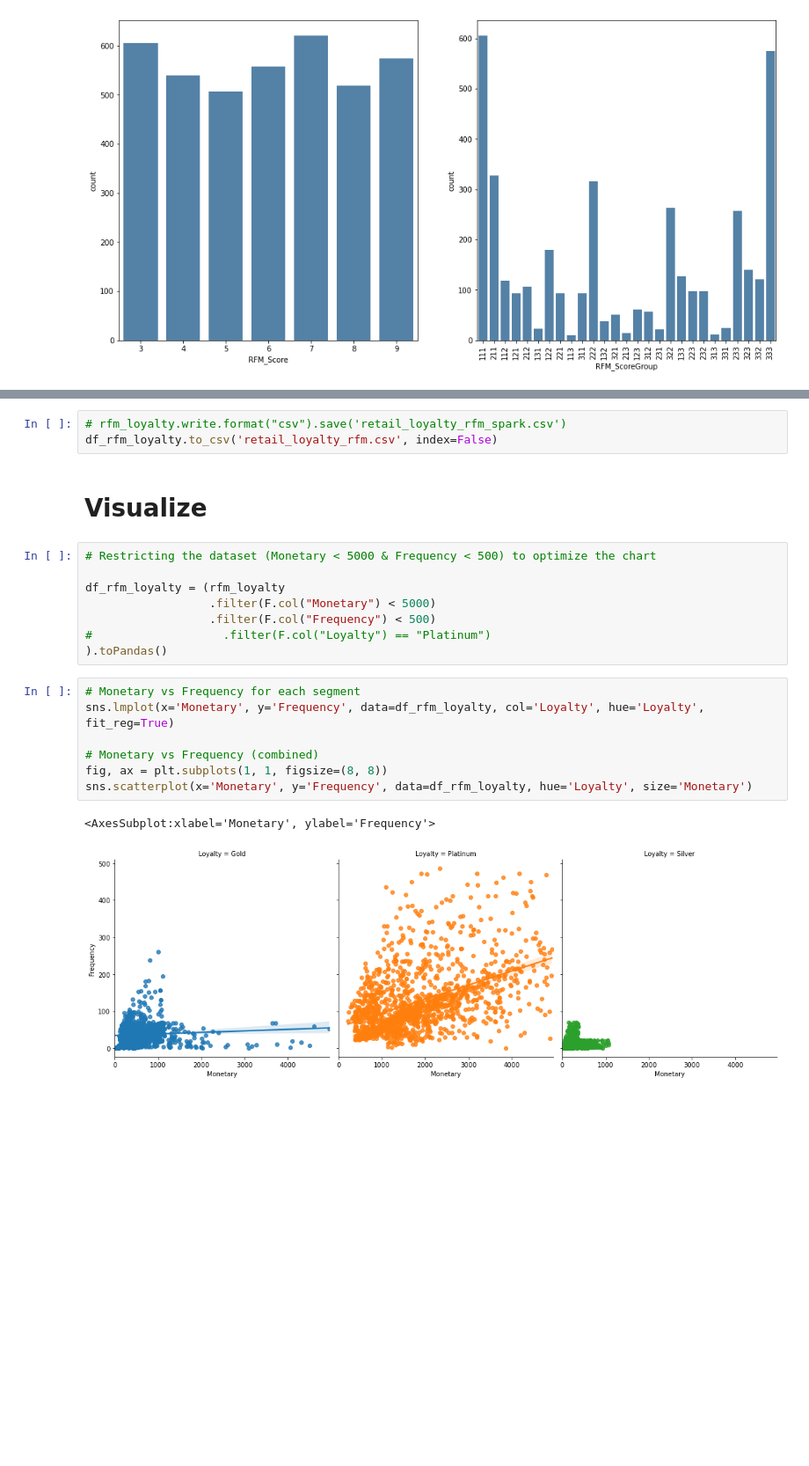
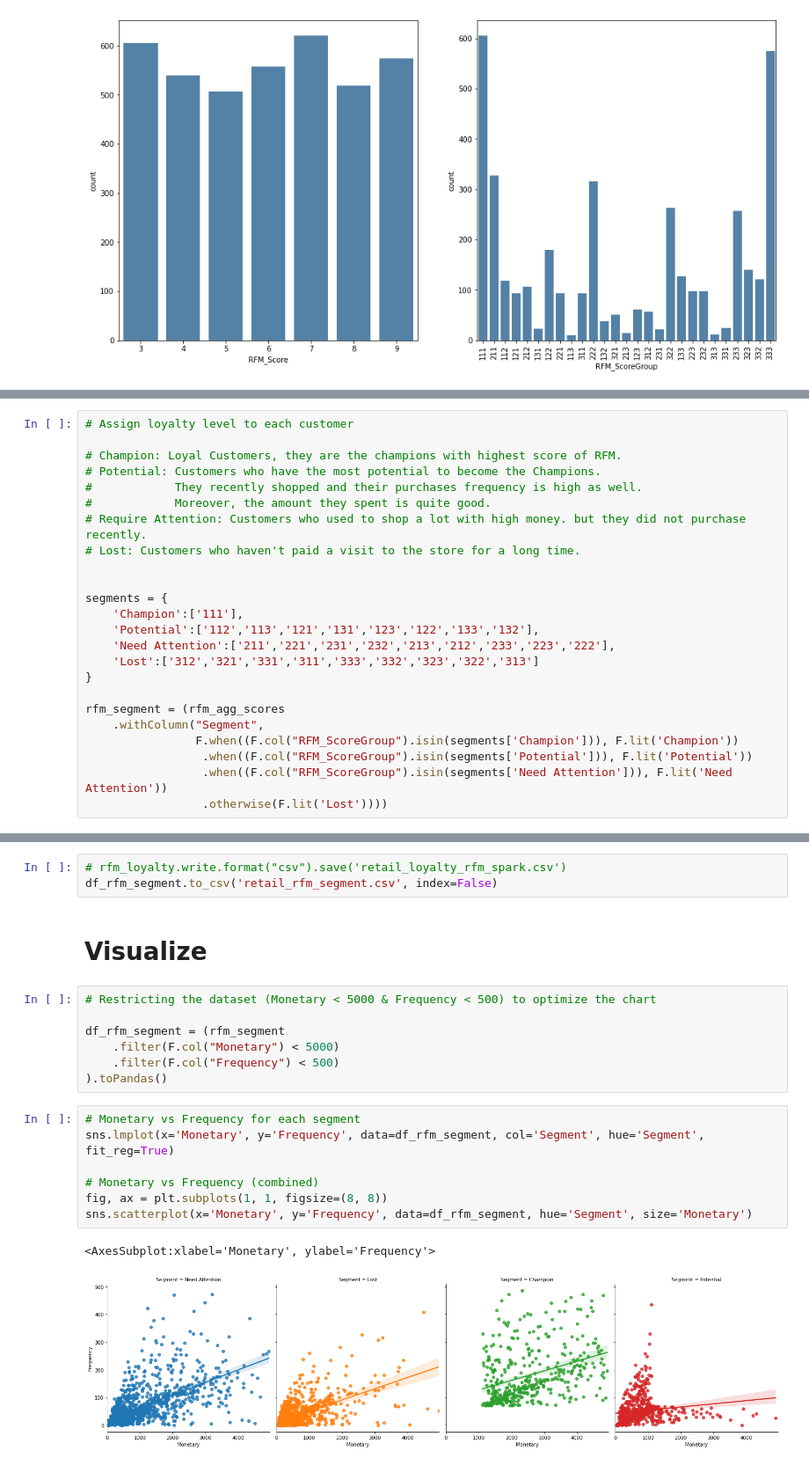
Before and after one commit to asish012/dataanalytics, a Jupyter notebook: customer_segmentation/RFM with Spark.ipynb, the cells around one changed output, grey strips where cells are left out. Shown at 88% size. Saved outputs shown, nothing was run; the diff lists cells and outputs as text; blank space fills up the shorter version.

Commit message:
update customer segmentation

```diff
--- a/customer_segmentation/RFM with Spark.ipynb
+++ b/customer_segmentation/RFM with Spark.ipynb
@@ -348,3 +404,27 @@ rfm_loyalty = (rfm_agg_scores
+# %%
+# Assign loyalty level to each customer
+
+# Champion: Loyal Customers, they are the champions with highest score of RFM.
+# Potential: Customers who have the most potential to become the Champions.
+#            They recently shopped and their purchases frequency is high as well.
+#            Moreover, the amount they spent is quite good.
+# Require Attention: Customers who used to shop a lot with high money. but they did not purchase recently.
+# Lost: Customers who haven't paid a visit to the store for a long time.
+
+
+segments = {
+    'Champion':['111'],
+    'Potential':['112','113','121','131','123','122','133','132'],
+    'Need Attention':['211','221','231','232','213','212','233','223','222'],
+    'Lost':['312','321','331','311','333','332','323','322','313']
+}
+
+rfm_segment = (rfm_agg_scores
+    .withColumn("Segment",
+                F.when((F.col("RFM_ScoreGroup").isin(segments['Champion'])), F.lit('Champion'))
+                 .when((F.col("RFM_ScoreGroup").isin(segments['Potential'])), F.lit('Potential'))
+                 .when((F.col("RFM_ScoreGroup").isin(segments['Need Attention'])), F.lit('Need Attention'))
+                 .otherwise(F.lit('Lost'))))
 # %%
 # printdf(rfm_loyalty.filter(F.col("CustomerID").isin([12346,12747,12748,12749,12820])))
 # printdf(rfm_loyalty.filter(F.col("RFM_ScoreGroup") == "111"), 10)
@@ -371,23 +450,22 @@ for p in ax.patches:
 # %%
 # rfm_loyalty.write.format("csv").save('retail_loyalty_rfm_spark.csv')
-df_rfm_loyalty.to_csv('retail_loyalty_rfm.csv', index=False)
+df_rfm_segment.to_csv('retail_rfm_segment.csv', index=False)
 # %% [markdown]
 # Visualize
 # %%
 # Restricting the dataset (Monetary < 5000 & Frequency < 500) to optimize the chart
 
-df_rfm_loyalty = (rfm_loyalty
-                  .filter(F.col("Monetary") < 5000)
-                  .filter(F.col("Frequency") < 500)
-#                   .filter(F.col("Loyalty") == "Platinum")
+df_rfm_segment = (rfm_segment
+    .filter(F.col("Monetary") < 5000)
+    .filter(F.col("Frequency") < 500)
 ).toPandas()
 # %%
 # Monetary vs Frequency for each segment
-sns.lmplot(x='Monetary', y='Frequency', data=df_rfm_loyalty, col='Loyalty', hue='Loyalty', fit_reg=True)
+sns.lmplot(x='Monetary', y='Frequency', data=df_rfm_segment, col='Segment', hue='Segment', fit_reg=True)
 
 # Monetary vs Frequency (combined)
 fig, ax = plt.subplots(1, 1, figsize=(8, 8))
-sns.scatterplot(x='Monetary', y='Frequency', data=df_rfm_loyalty, hue='Loyalty', size='Monetary')
+sns.scatterplot(x='Monetary', y='Frequency', data=df_rfm_segment, hue='Segment', size='Monetary')
 # %% [output]
 <AxesSubplot:xlabel='Monetary', ylabel='Frequency'>
-[figure, old version]
+[figure, new version]
```
Also changed, not shown: parts of 20 cells of this notebook, 3 other files.
